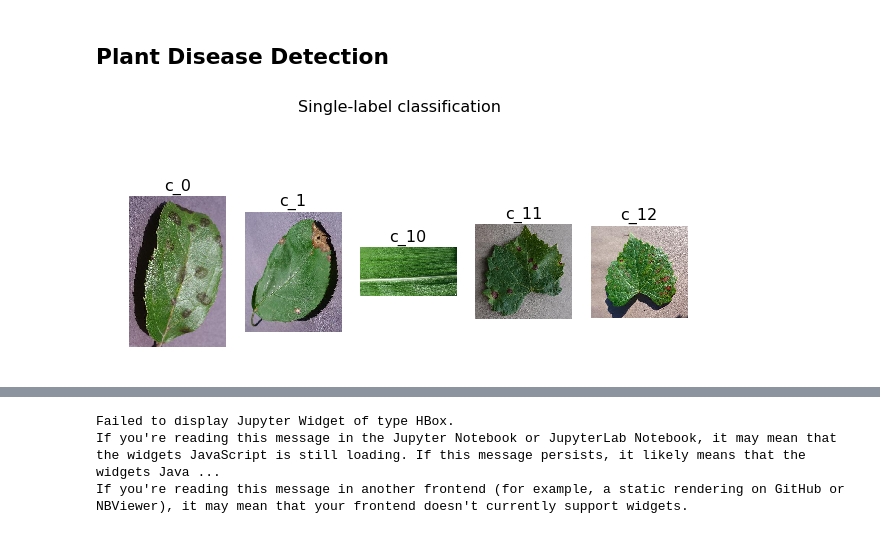
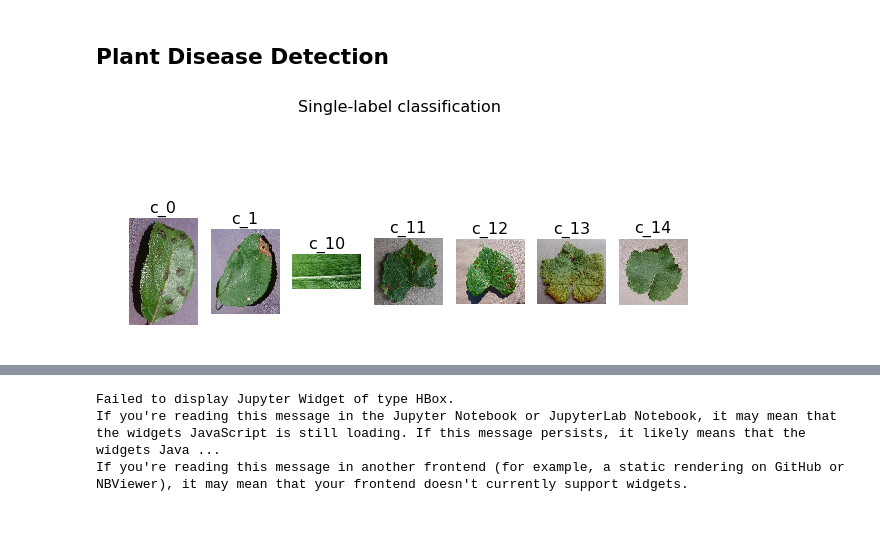
Before and after one commit to poppingtonic/fastai, a Jupyter notebook: courses/dl1/plant_disease_detection_resnext50.ipynb, the cells around one changed output, grey strips where cells are left out. Cells and saved outputs as stored; diff of their text form; code cells hidden in the pictures.

```diff
--- a/courses/dl1/plant_disease_detection_resnext50.ipynb
+++ b/courses/dl1/plant_disease_detection_resnext50.ipynb
@@ -69,10 +69,10 @@ learn.model.state_dict()
 # %%
 def get_1st(path): return glob(f'{path}/*.*')[0]
 dc_path = f"{PATH}val/"
-list_paths = [get_1st(f"{dc_path}{klass}") for klass in data.classes[:5]]
+list_paths = [get_1st(f"{dc_path}{klass}") for klass in data.classes[:7]]
 plots_from_files(list_paths, titles=data.classes, maintitle="Single-label classification")
 # %% [output]
-[figure, old version]
+[figure, new version]
 # %%
 learn.lr_find()
 learn.sched.plot()
```
Also changed, not shown: parts of 8 cells of this notebook, 6 other files.
